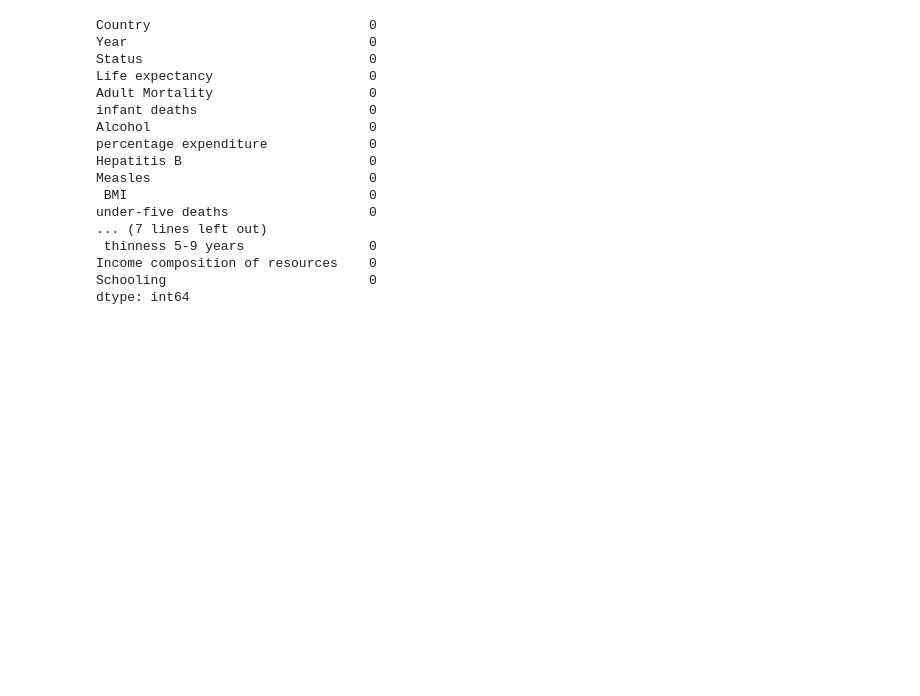
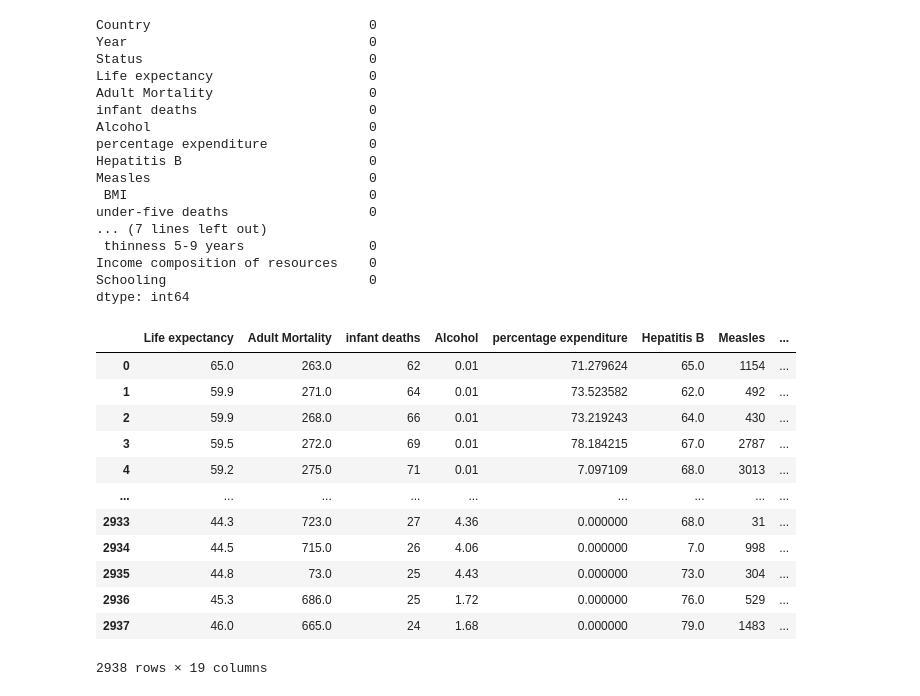
Before and after one commit to EstebanGarnicaMateus/Portfolio, a Jupyter notebook: ds_projects/data_science/Life_expectancy.ipynb, the cells around one changed output. Drawn from its saved outputs; the diff is of its cells as text; code cells hidden in the pictures; blank space fills up the shorter version.

```diff
--- a/ds_projects/data_science/Life_expectancy.ipynb
+++ b/ds_projects/data_science/Life_expectancy.ipynb
@@ -212,3 +220,19 @@ under-five deaths                  0
 Income composition of resources    0
 Schooling                          0
 dtype: int64
+# %%
+df.iloc[:,3:].apply(pd.to_numeric,errors='coerce')
+# %% [output]
+|  | Life expectancy | Adult Mortality | infant deaths | Alcohol | percentage expenditure | Hepatitis B | Measles | ... |
+| 0 | 65.0 | 263.0 | 62 | 0.01 | 71.279624 | 65.0 | 1154 | ... |
+| 1 | 59.9 | 271.0 | 64 | 0.01 | 73.523582 | 62.0 | 492 | ... |
+| 2 | 59.9 | 268.0 | 66 | 0.01 | 73.219243 | 64.0 | 430 | ... |
+| 3 | 59.5 | 272.0 | 69 | 0.01 | 78.184215 | 67.0 | 2787 | ... |
+| 4 | 59.2 | 275.0 | 71 | 0.01 | 7.097109 | 68.0 | 3013 | ... |
+| ... | ... | ... | ... | ... | ... | ... | ... | ... |
+| 2933 | 44.3 | 723.0 | 27 | 4.36 | 0.000000 | 68.0 | 31 | ... |
+| 2934 | 44.5 | 715.0 | 26 | 4.06 | 0.000000 | 7.0 | 998 | ... |
+| 2935 | 44.8 | 73.0 | 25 | 4.43 | 0.000000 | 73.0 | 304 | ... |
+| 2936 | 45.3 | 686.0 | 25 | 1.72 | 0.000000 | 76.0 | 529 | ... |
+| 2937 | 46.0 | 665.0 | 24 | 1.68 | 0.000000 | 79.0 | 1483 | ... |
+2938 rows × 19 columns
```
Also changed, not shown: parts of 6 cells of this notebook.
